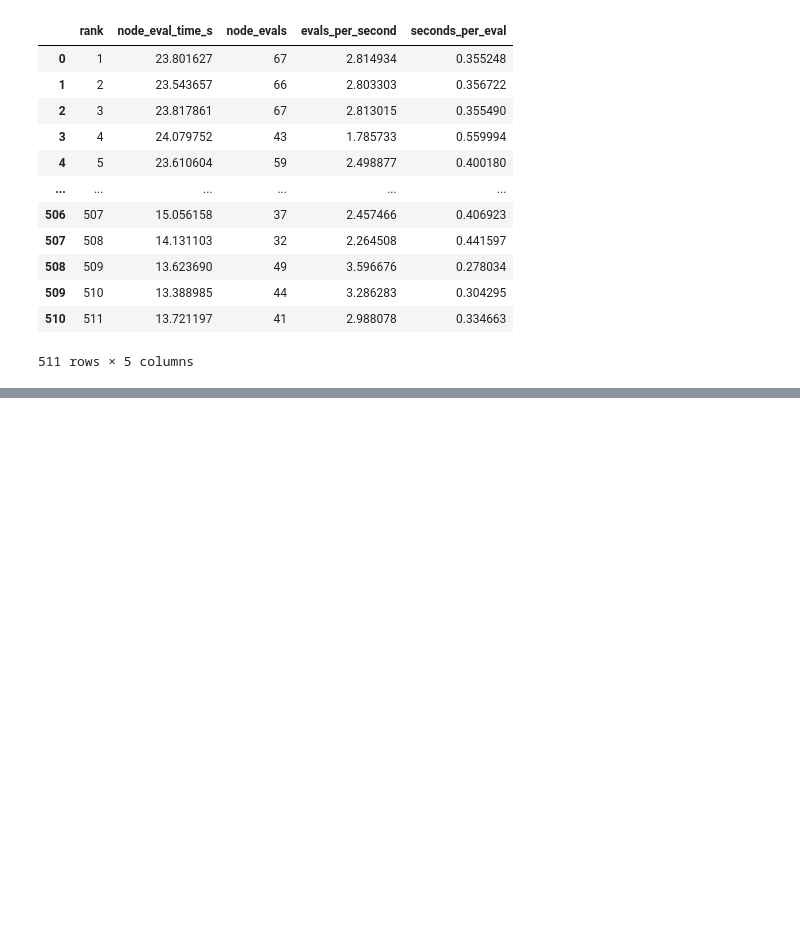
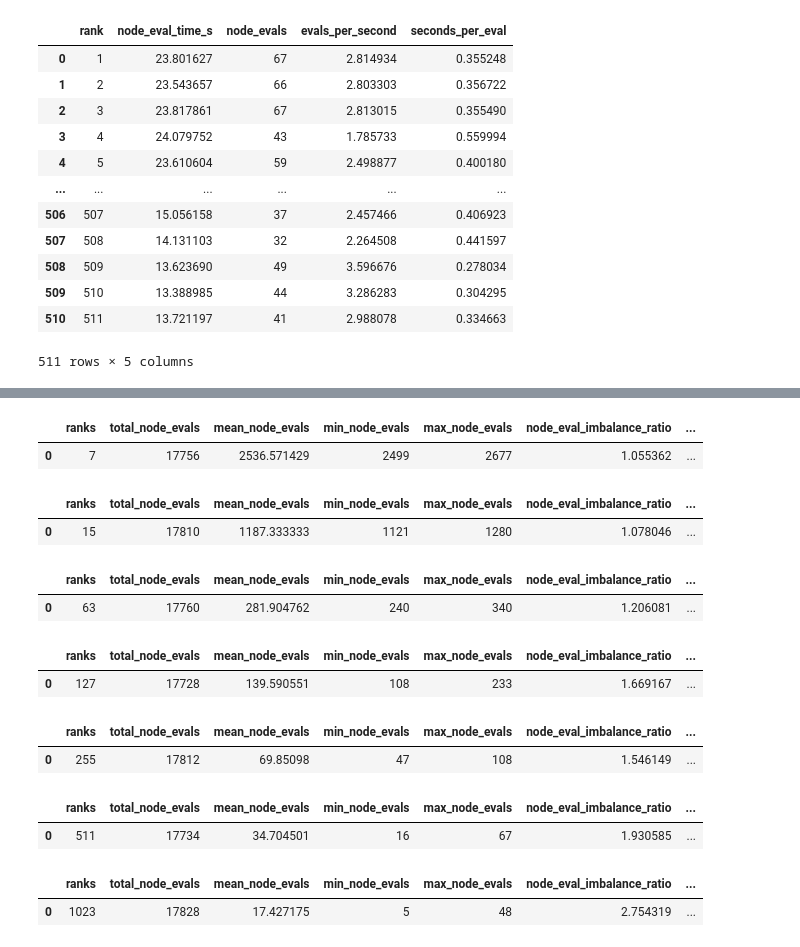
Before and after one commit to Zvmcevap/biqbin_analysis, a Jupyter notebook: 04_bab_analysis.ipynb, the cells around one changed output, grey strips where cells are left out. Drawn from its saved outputs; the diff is of its cells as text; code cells hidden in the pictures; blank space fills up the shorter version.

Commit message:
added bab summary

```diff
--- a/04_bab_analysis.ipynb
+++ b/04_bab_analysis.ipynb
@@ -116,0 +117,14 @@ for df_rank in dfs:
+# %%
+def summarize_rank_balance(df_rank):
+    return pd.DataFrame([{
+        "ranks": len(df_rank),
+        "total_node_evals": df_rank["node_evals"].sum(),
+        "mean_node_evals": df_rank["node_evals"].mean(),
+        "min_node_evals": df_rank["node_evals"].min(),
+        "max_node_evals": df_rank["node_evals"].max(),
+        "node_eval_imbalance_ratio": df_rank["node_evals"].max() / df_rank["node_evals"].mean(),
+        "mean_eval_time_s": df_rank["node_eval_time_s"].mean(),
+        "min_eval_time_s": df_rank["node_eval_time_s"].min(),
+        "max_eval_time_s": df_rank["node_eval_time_s"].max(),
+        "time_imbalance_ratio": df_rank["node_eval_time_s"].max() / df_rank["node_eval_time_s"].mean(),
+    }])
@@ -116,0 +142,20 @@ for df_rank in dfs:
+# %%
+dfs.sort(key=lambda x: len(x))
+for df_rank in dfs:
+    summary = summarize_rank_balance(df_rank)
+    display(summary)
+# %% [output]
+|  | ranks | total_node_evals | mean_node_evals | min_node_evals | max_node_evals | node_eval_imbalance_ratio | ... |
+| 0 | 7 | 17756 | 2536.571429 | 2499 | 2677 | 1.055362 | ... |
+|  | ranks | total_node_evals | mean_node_evals | min_node_evals | max_node_evals | node_eval_imbalance_ratio | ... |
+| 0 | 15 | 17810 | 1187.333333 | 1121 | 1280 | 1.078046 | ... |
+|  | ranks | total_node_evals | mean_node_evals | min_node_evals | max_node_evals | node_eval_imbalance_ratio | ... |
+| 0 | 63 | 17760 | 281.904762 | 240 | 340 | 1.206081 | ... |
+|  | ranks | total_node_evals | mean_node_evals | min_node_evals | max_node_evals | node_eval_imbalance_ratio | ... |
+| 0 | 127 | 17728 | 139.590551 | 108 | 233 | 1.669167 | ... |
+|  | ranks | total_node_evals | mean_node_evals | min_node_evals | max_node_evals | node_eval_imbalance_ratio | ... |
+| 0 | 255 | 17812 | 69.85098 | 47 | 108 | 1.546149 | ... |
+|  | ranks | total_node_evals | mean_node_evals | min_node_evals | max_node_evals | node_eval_imbalance_ratio | ... |
+| 0 | 511 | 17734 | 34.704501 | 16 | 67 | 1.930585 | ... |
+|  | ranks | total_node_evals | mean_node_evals | min_node_evals | max_node_evals | node_eval_imbalance_ratio | ... |
+| 0 | 1023 | 17828 | 17.427175 | 5 | 48 | 2.754319 | ... |
```
Also changed, not shown: parts of 2 cells of this notebook, 1 other file.
